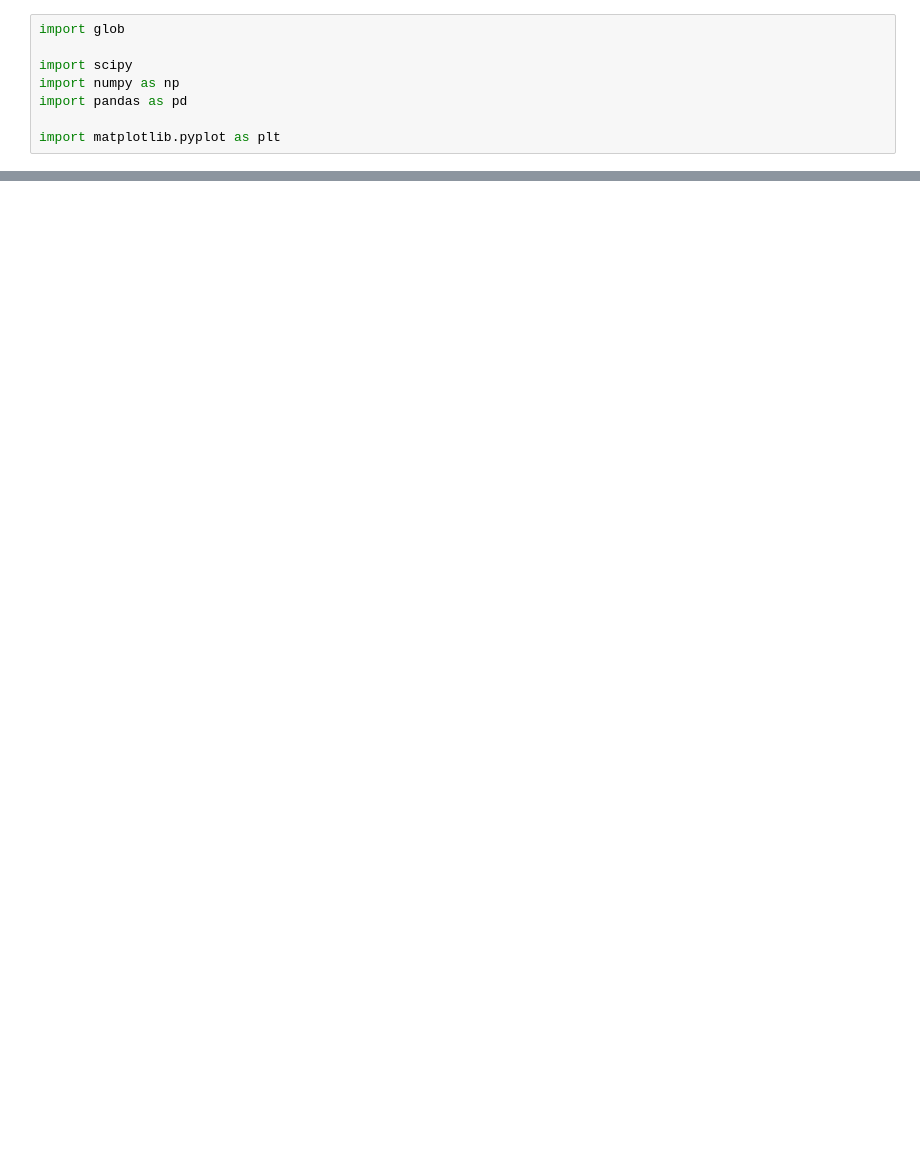
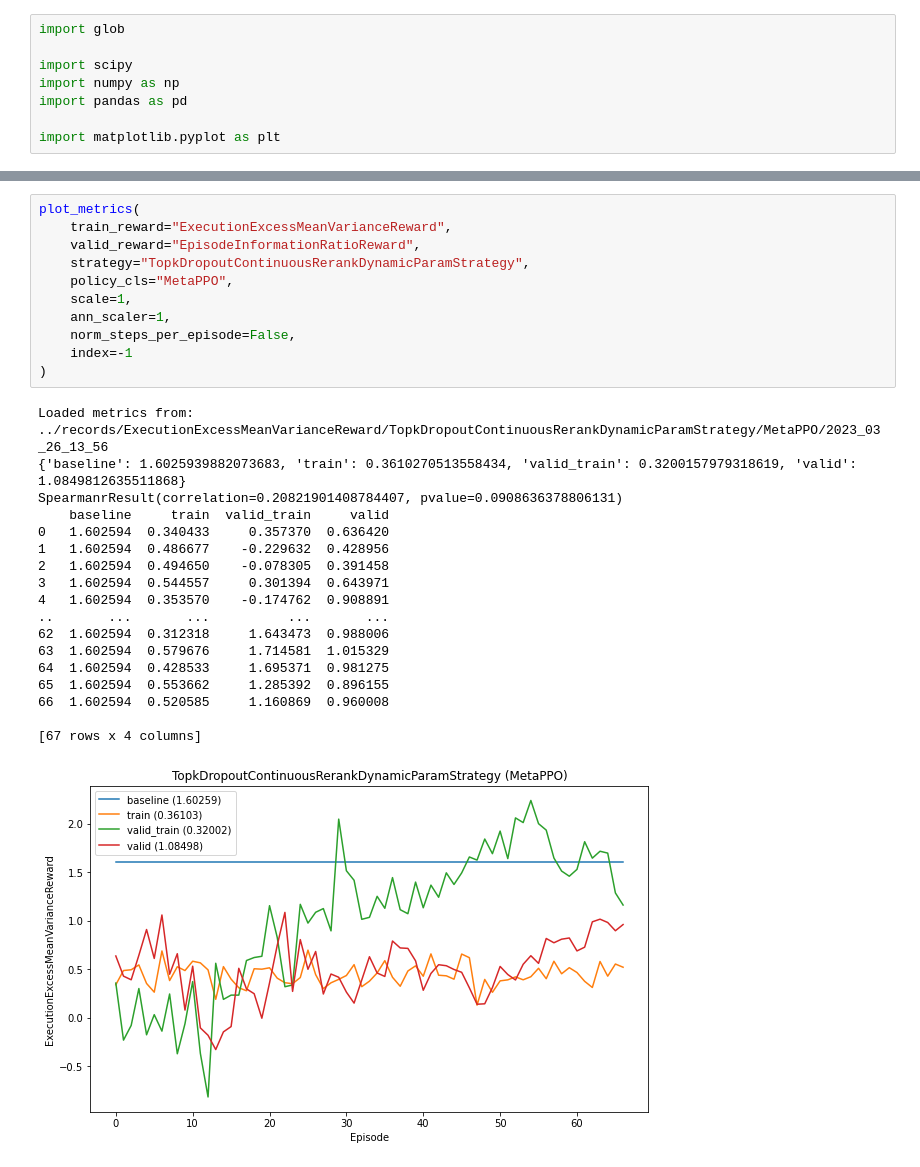
Before and after one commit to ChenglongChen/Long-Capital, a Jupyter notebook: examples/rl_plot_metrics.ipynb, the cells around one changed output, grey strips where cells are left out. Cells and saved outputs as stored; diff of their text form; blank space fills up the shorter version.

```diff
--- a/examples/rl_plot_metrics.ipynb
+++ b/examples/rl_plot_metrics.ipynb
@@ -73,0 +79,30 @@ SpearmanrResult(correlation=0.4545454545454545, pvalue=0.186904810349332)
+# %%
+plot_metrics(
+    train_reward="ExecutionExcessMeanVarianceReward",
+    valid_reward="EpisodeInformationRatioReward",
+    strategy="TopkDropoutContinuousRerankDynamicParamStrategy",
+    policy_cls="MetaPPO",
+    scale=1,
+    ann_scaler=1,
+    norm_steps_per_episode=False,
+    index=-1
+)
+# %% [output]
+Loaded metrics from: ../records/ExecutionExcessMeanVarianceReward/TopkDropoutContinuousRerankDynamicParamStrategy/MetaPPO/2023_03_26_13_56
+{'baseline': 1.6025939882073683, 'train': 0.3610270513558434, 'valid_train': 0.3200157979318619, 'valid': 1.0849812635511868}
+SpearmanrResult(correlation=0.20821901408784407, pvalue=0.0908636378806131)
+    baseline     train  valid_train     valid
+0   1.602594  0.340433     0.357370  0.636420
+1   1.602594  0.486677    -0.229632  0.428956
+2   1.602594  0.494650    -0.078305  0.391458
+3   1.602594  0.544557     0.301394  0.643971
+4   1.602594  0.353570    -0.174762  0.908891
+..       ...       ...          ...       ...
+62  1.602594  0.312318     1.643473  0.988006
+63  1.602594  0.579676     1.714581  1.015329
+64  1.602594  0.428533     1.695371  0.981275
+65  1.602594  0.553662     1.285392  0.896155
+66  1.602594  0.520585     1.160869  0.960008
+
+[67 rows x 4 columns]
+[figure, added]
```
Also changed, not shown: parts of 6 cells of this notebook.
